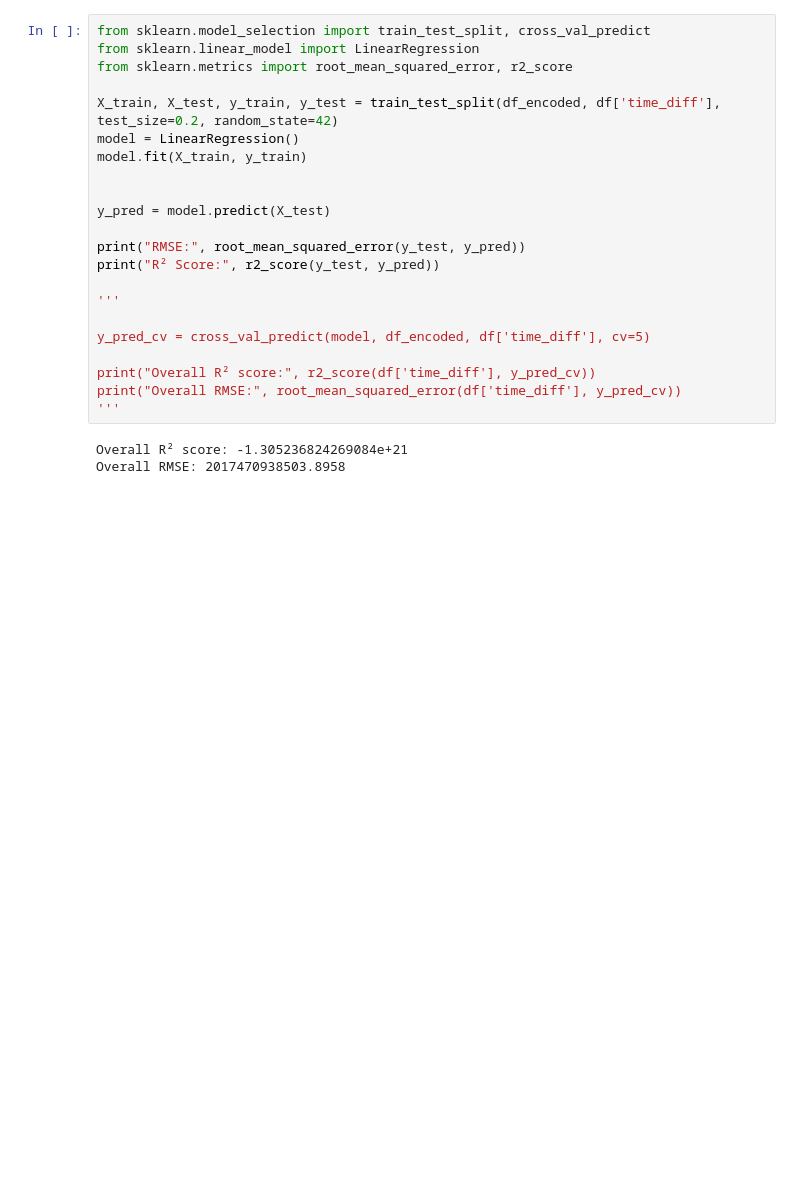
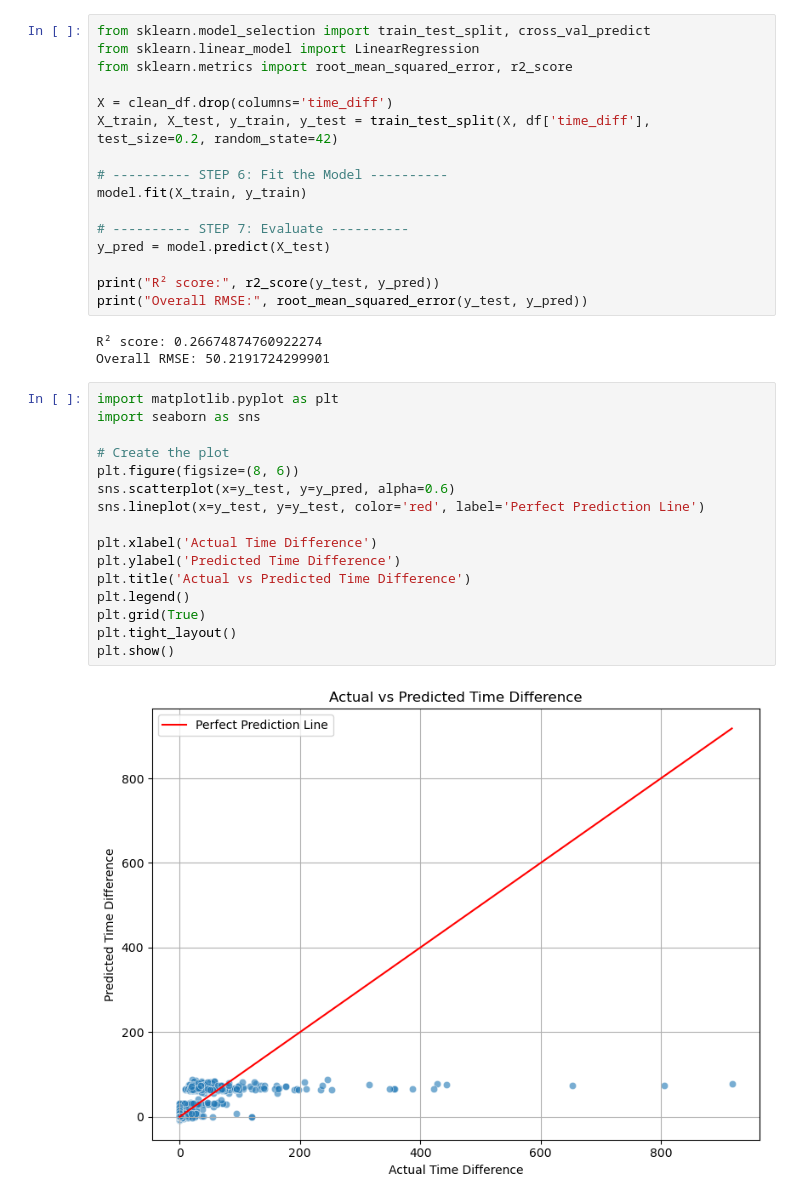
Before and after one commit to dysonspheres/soundOrdinanceProject, a Jupyter notebook: zipcode.ipynb, the cells around one changed output. Drawn from its saved outputs; the diff is of its cells as text; blank space fills up the shorter version.

Commit message:
regression flopped

```diff
--- a/zipcode.ipynb
+++ b/zipcode.ipynb
@@ -32,23 +74,35 @@ from sklearn.model_selection import train_test_split, cross_val_predict
 from sklearn.linear_model import LinearRegression
 from sklearn.metrics import root_mean_squared_error, r2_score
 
-X_train, X_test, y_train, y_test = train_test_split(df_encoded, df['time_diff'], test_size=0.2, random_state=42)
-model = LinearRegression()
+X = clean_df.drop(columns='time_diff')
+X_train, X_test, y_train, y_test = train_test_split(X, df['time_diff'], test_size=0.2, random_state=42)
+
+# ---------- STEP 6: Fit the Model ----------
 model.fit(X_train, y_train)
 
-
+# ---------- STEP 7: Evaluate ----------
 y_pred = model.predict(X_test)
 
-print("RMSE:", root_mean_squared_error(y_test, y_pred))
-print("R² Score:", r2_score(y_test, y_pred))
-
-'''
-
-y_pred_cv = cross_val_predict(model, df_encoded, df['time_diff'], cv=5)
-
-print("Overall R² score:", r2_score(df['time_diff'], y_pred_cv))
-print("Overall RMSE:", root_mean_squared_error(df['time_diff'], y_pred_cv))
-'''
+print("R² score:", r2_score(y_test, y_pred))
+print("Overall RMSE:", root_mean_squared_error(y_test, y_pred))
 # %% [output]
-Overall R² score: -1.305236824269084e+21
-Overall RMSE: 2017470938503.8958
+R² score: 0.26674874760922274
+Overall RMSE: 50.2191724299901
+# %%
+import matplotlib.pyplot as plt
+import seaborn as sns
+
+# Create the plot
+plt.figure(figsize=(8, 6))
+sns.scatterplot(x=y_test, y=y_pred, alpha=0.6)
+sns.lineplot(x=y_test, y=y_test, color='red', label='Perfect Prediction Line')
+
+plt.xlabel('Actual Time Difference')
+plt.ylabel('Predicted Time Difference')
+plt.title('Actual vs Predicted Time Difference')
+plt.legend()
+plt.grid(True)
+plt.tight_layout()
+plt.show()
+# %% [output]
+[figure, added]
```
Also changed, not shown: parts of 9 cells of this notebook.
